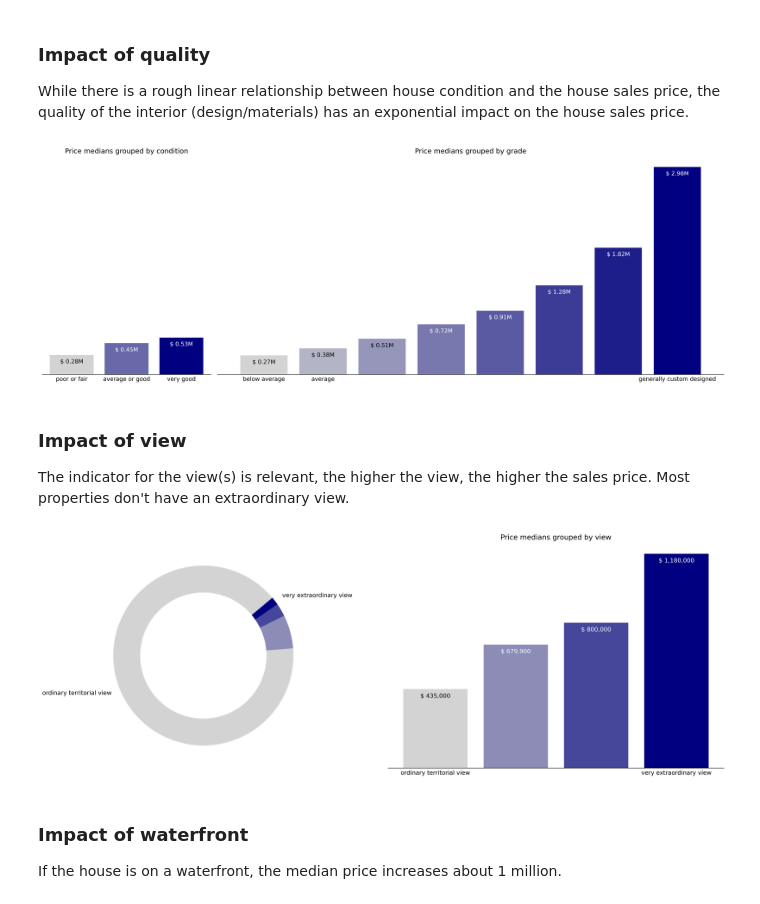
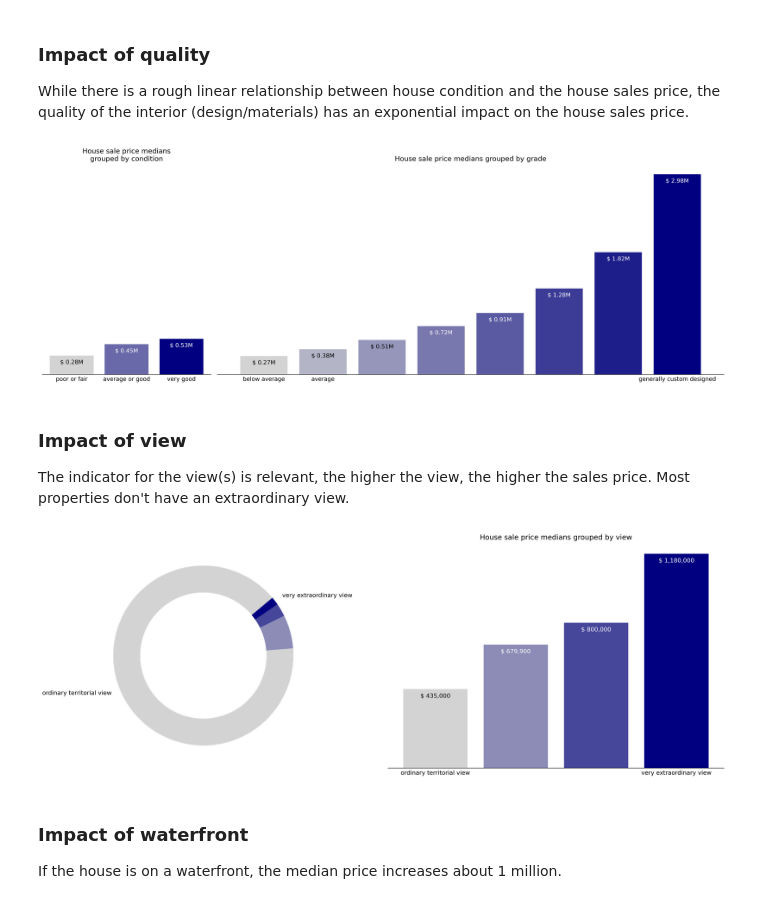
Before and after one commit to SebastianThomas1/king_county, a Jupyter notebook: king_county_6_visualization.ipynb, the cells around one changed output. Cells and saved outputs as stored; diff of their text form; code cells hidden in the pictures.

```diff
--- a/king_county_6_visualization.ipynb
+++ b/king_county_6_visualization.ipynb
@@ -68,7 +68,7 @@ The distribution of the house sales price is left modal around a median of appro
 
 ax1.boxplot(houses['price'], vert=False, widths=1., patch_artist=True, boxprops={'facecolor': 'lightgray'},
             medianprops={'color': 'black'})
-ax1.set_title(r'Distribution of house sale prices')
+ax1.set_title('Distribution of house sale prices')
 ax1.set_xticks(np.arange(9)*10**6)
 ax1.set_xticklabels(['$ {:.1f}M'.format(xtick/10**6) for xtick in ax1.get_xticks()])
 ax1.get_xaxis().set_tick_params(length=0)
@@ -229,7 +229,7 @@ price_medians_by_grade = houses.groupby('grade bin')['price'].median()
 
 bars = ax1.bar(range(price_medians_by_condition.size), price_medians_by_condition,
                color=['#D3D3D3', '#6969A9', '#000080']) # gradient from lightgray to navy
-ax1.set_title(r'Price medians grouped by condition')
+ax1.set_title('House sale price medians\ngrouped by condition')
 ax1.set_xticks(range(price_medians_by_condition.size))
 ax1.set_xticklabels(['poor or fair', 'average or good', 'very good'])
 ax1.get_xaxis().set_tick_params(length=0)
@@ -238,35 +238,35 @@ ax1.spines['left'].set_visible(False)
 ax1.spines['right'].set_visible(False)
 ax1.spines['top'].set_visible(False)
 
 # annotate values
 for bar, value, color in zip(bars, price_medians_by_condition, ['black', 'white', 'white']):
     ax1.annotate('$ {:.2f}M'.format(value/10**6), xy=(bar.get_x() + bar.get_width() / 2, value),
                  xytext=(0, -7), textcoords='offset points', color=color, ha='center', va='top')
 
 bars = ax2.bar(range(price_medians_by_grade.size), price_medians_by_grade,
                color=['#D3D3D3', '#B4B4C7', '#9696BB', '#7878AF', '#5A5AA3', '#3C3C97', '#1E1E8B',
                       '#000080']) # gradient from lightgray to navy
-ax2.set_title(r'Price medians grouped by grade')
+ax2.set_title('House sale price medians grouped by grade')
 ax2.set_xticks(range(price_medians_by_grade.size))
 ax2.set_xticklabels(['below average', 'average', '', '', '', '', '', 'generally custom designed'])
 ax2.get_xaxis().set_tick_params(length=0)
 ax2.get_yaxis().set_visible(False)
 ax2.spines['left'].set_visible(False)
 ax2.spines['right'].set_visible(False)
 ax2.spines['top'].set_visible(False)
 
 # annotate values
 for bar, value, color in zip(bars, price_medians_by_grade,
                              ['black', 'black', 'black', 'white', 'white', 'white', 'white', 'white']):
     ax2.annotate('$ {:.2f}M'.format(value/10**6), xy=(bar.get_x() + bar.get_width() / 2, value),
                  xytext=(0, -7), textcoords='offset points', color=color, ha='center', va='top')
 
 plt.tight_layout()
 plt.savefig('figures/condition_grade.png', bbox_inches='tight', pad_inches=0)
 plt.savefig('figures/condition_grade.svg', bbox_inches='tight', pad_inches=0)
 plt.show()
 # %% [output]
-[figure, old version]
+[figure, new version]
 # %% [markdown]
 ### Impact of view
 
@@ -284,7 +284,7 @@ colors = ['#D3D3D3', '#8C8CB7', '#46469B', '#000080'] # gradient from lightgray
 wedges, _ = ax1.pie(view_counts, labels=labels, wedgeprops={'width': 0.3}, startangle=40, colors=colors)
 
 bars = ax2.bar(range(price_medians_by_view.size), price_medians_by_view, color=colors)
-ax2.set_title(r'Price medians grouped by view')
+ax2.set_title('House sale price medians grouped by view')
 ax2.set_xticks(range(price_medians_by_view.size))
 ax2.set_xticklabels(labels)
 ax2.get_xaxis().set_tick_params(length=0)
@@ -303,7 +303,7 @@ plt.savefig('figures/view.png', bbox_inches='tight', pad_inches=0)
 plt.savefig('figures/view.svg', bbox_inches='tight', pad_inches=0)
 plt.show()
 # %% [output]
-[figure, old version]
+[figure, new version]
 # %% [markdown]
 ### Impact of waterfront
 
```
Also changed, not shown: parts of 2 cells of this notebook, 1 other file.
